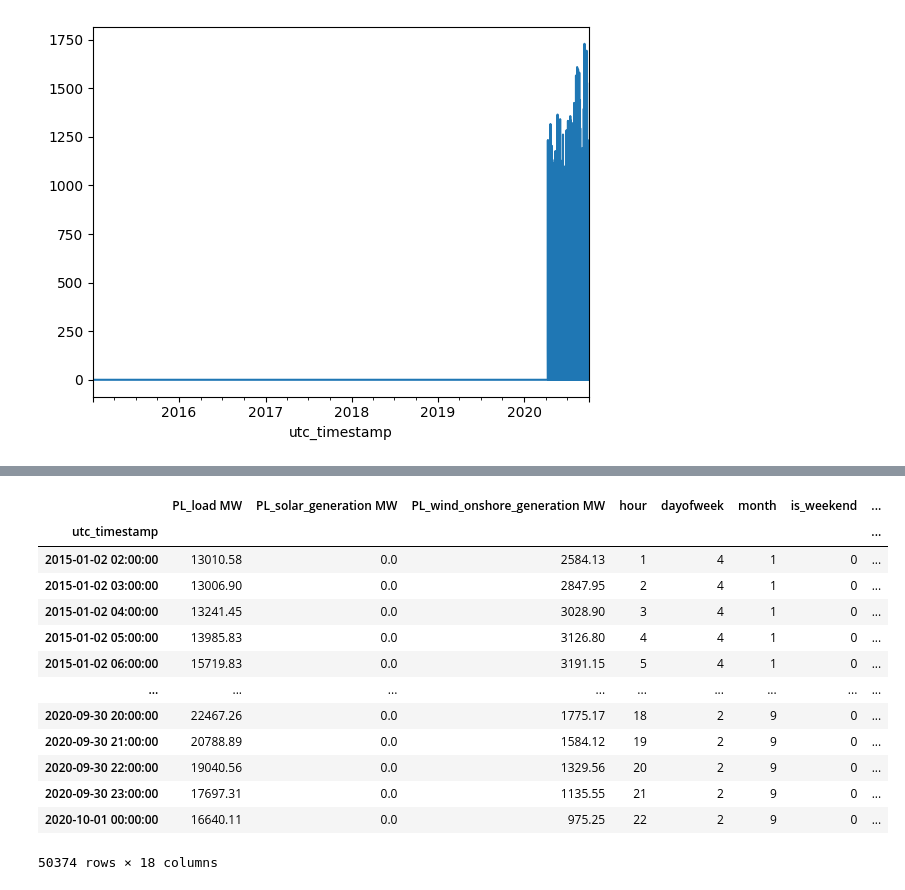
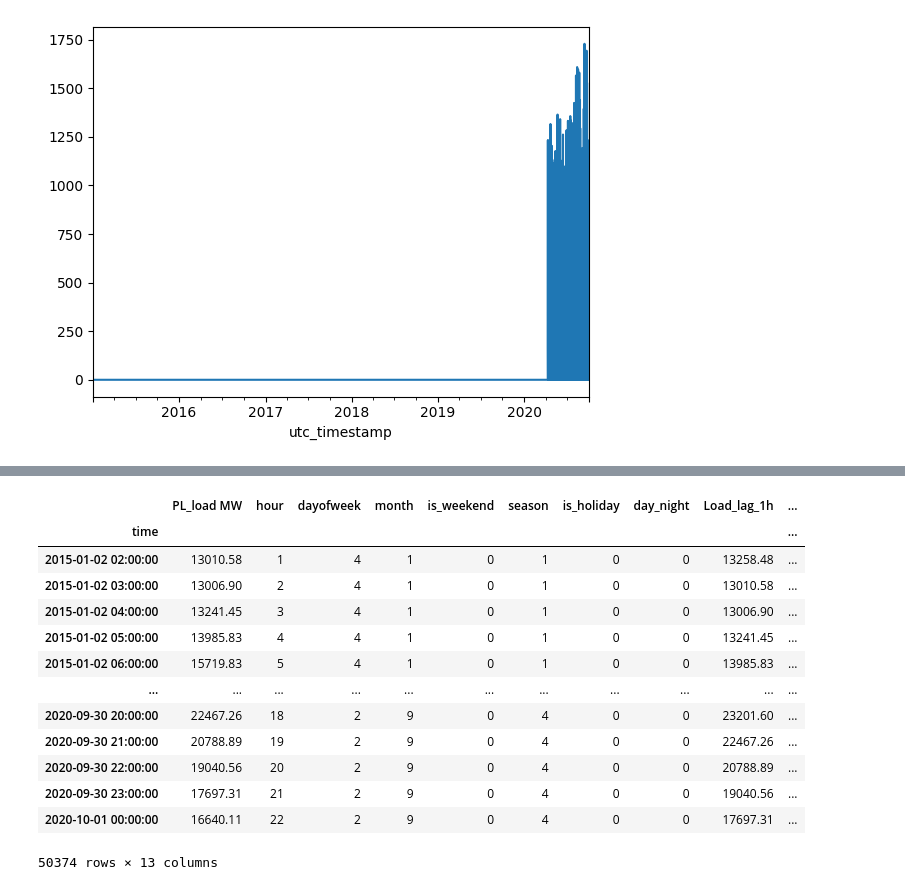
Before and after one commit to drSKleszcz/Energy-Demand-Prediction, a Jupyter notebook: notebooks/cleaning_energy_data.ipynb, the cells around one changed output, grey strips where cells are left out. Drawn from its saved outputs; the diff is of its cells as text; code cells hidden in the pictures.

```diff
--- a/notebooks/cleaning_energy_data.ipynb
+++ b/notebooks/cleaning_energy_data.ipynb
@@ -95,5 +130,7 @@ df_pl["is_holiday"] = df_pl.index.to_series().apply(lambda x: int(x.date() in pl
 # %%
 df_pl["Load_lag_1h"] = df_pl["PL_load MW"].shift(1)
+df_pl["Load_lag_2h"] = df_pl["PL_load MW"].shift(2)
+df_pl["Load_lag_6h"] = df_pl["PL_load MW"].shift(6)
 df_pl["Load_lag_24h"] = df_pl["PL_load MW"].shift(24)
 df_pl["Load_rolling_mean_24h"] = df_pl["PL_load MW"].rolling(24).mean()
 df_pl.isna().sum()
@@ -111,8 +151,10 @@ Load_lag_1h                       1
 Load_lag_24h                     24
 Load_rolling_mean_24h            23
 dtype: int64
+# %%
+df_pl = df_pl.drop(columns=["PL_solar_generation MW","PL_wind_onshore_generation MW"])
 # %%
-df_pl["Solar_lag_1h"] = df_pl["PL_solar_generation MW"].shift(1)
-df_pl["Solar_lag_24h"] = df_pl["PL_solar_generation MW"].shift(24)
-df_pl["Solar_rolling_mean_24h"] = df_pl["PL_solar_generation MW"].rolling(24).mean()
-df_pl.isna().sum()
+# df_pl["Solar_lag_1h"] = df_pl["PL_solar_generation MW"].shift(1)
+# df_pl["Solar_lag_24h"] = df_pl["PL_solar_generation MW"].shift(24)
+# df_pl["Solar_rolling_mean_24h"] = df_pl["PL_solar_generation MW"].rolling(24).mean()
+# df_pl.isna().sum()
@@ -136,5 +161,5 @@ dtype: int64
 # %%
-df_pl["Wind_lag_1h"] = df_pl["PL_wind_onshore_generation MW"].shift(1)
-df_pl["Wind_lag_24h"] = df_pl["PL_wind_onshore_generation MW"].shift(24)
-df_pl["Wind_rolling_mean_24h"] = df_pl["PL_wind_onshore_generation MW"].rolling(24).mean()
-df_pl.isna().sum()
+# df_pl["Wind_lag_1h"] = df_pl["PL_wind_onshore_generation MW"].shift(1)
+# df_pl["Wind_lag_24h"] = df_pl["PL_wind_onshore_generation MW"].shift(24)
+# df_pl["Wind_rolling_mean_24h"] = df_pl["PL_wind_onshore_generation MW"].rolling(24).mean()
+# df_pl.isna().sum()
@@ -161,22 +166,23 @@ dtype: int64
 # %%
 df_pl = df_pl.dropna()
 df_pl.index = df_pl.index.tz_convert("Europe/Warsaw").tz_localize(None)
+df_pl.index.name = "time"
 df_pl
 # %% [output]
-|  | PL_load MW | PL_solar_generation MW | PL_wind_onshore_generation MW | hour | dayofweek | month | is_weekend | ... |
-| utc_timestamp |  |  |  |  |  |  |  | ... |
-| 2015-01-02 02:00:00 | 13010.58 | 0.0 | 2584.13 | 1 | 4 | 1 | 0 | ... |
-| 2015-01-02 03:00:00 | 13006.90 | 0.0 | 2847.95 | 2 | 4 | 1 | 0 | ... |
-| 2015-01-02 04:00:00 | 13241.45 | 0.0 | 3028.90 | 3 | 4 | 1 | 0 | ... |
-| 2015-01-02 05:00:00 | 13985.83 | 0.0 | 3126.80 | 4 | 4 | 1 | 0 | ... |
-| 2015-01-02 06:00:00 | 15719.83 | 0.0 | 3191.15 | 5 | 4 | 1 | 0 | ... |
-| ... | ... | ... | ... | ... | ... | ... | ... | ... |
-| 2020-09-30 20:00:00 | 22467.26 | 0.0 | 1775.17 | 18 | 2 | 9 | 0 | ... |
-| 2020-09-30 21:00:00 | 20788.89 | 0.0 | 1584.12 | 19 | 2 | 9 | 0 | ... |
-| 2020-09-30 22:00:00 | 19040.56 | 0.0 | 1329.56 | 20 | 2 | 9 | 0 | ... |
-| 2020-09-30 23:00:00 | 17697.31 | 0.0 | 1135.55 | 21 | 2 | 9 | 0 | ... |
-| 2020-10-01 00:00:00 | 16640.11 | 0.0 | 975.25 | 22 | 2 | 9 | 0 | ... |
+|  | PL_load MW | hour | dayofweek | month | is_weekend | season | is_holiday | day_night | Load_lag_1h | ... |
+| time |  |  |  |  |  |  |  |  |  | ... |
+| 2015-01-02 02:00:00 | 13010.58 | 1 | 4 | 1 | 0 | 1 | 0 | 0 | 13258.48 | ... |
+| 2015-01-02 03:00:00 | 13006.90 | 2 | 4 | 1 | 0 | 1 | 0 | 0 | 13010.58 | ... |
+| 2015-01-02 04:00:00 | 13241.45 | 3 | 4 | 1 | 0 | 1 | 0 | 0 | 13006.90 | ... |
+| 2015-01-02 05:00:00 | 13985.83 | 4 | 4 | 1 | 0 | 1 | 0 | 0 | 13241.45 | ... |
+| 2015-01-02 06:00:00 | 15719.83 | 5 | 4 | 1 | 0 | 1 | 0 | 0 | 13985.83 | ... |
+| ... | ... | ... | ... | ... | ... | ... | ... | ... | ... | ... |
+| 2020-09-30 20:00:00 | 22467.26 | 18 | 2 | 9 | 0 | 4 | 0 | 0 | 23201.60 | ... |
+| 2020-09-30 21:00:00 | 20788.89 | 19 | 2 | 9 | 0 | 4 | 0 | 0 | 22467.26 | ... |
+| 2020-09-30 22:00:00 | 19040.56 | 20 | 2 | 9 | 0 | 4 | 0 | 0 | 20788.89 | ... |
+| 2020-09-30 23:00:00 | 17697.31 | 21 | 2 | 9 | 0 | 4 | 0 | 0 | 19040.56 | ... |
+| 2020-10-01 00:00:00 | 16640.11 | 22 | 2 | 9 | 0 | 4 | 0 | 0 | 17697.31 | ... |
-50374 rows × 18 columns
+50374 rows × 13 columns
 # %%
 base_directory
 name = "data\\PL_data.csv"
```
Also changed, not shown: parts of 4 cells of this notebook, 9 other files.
